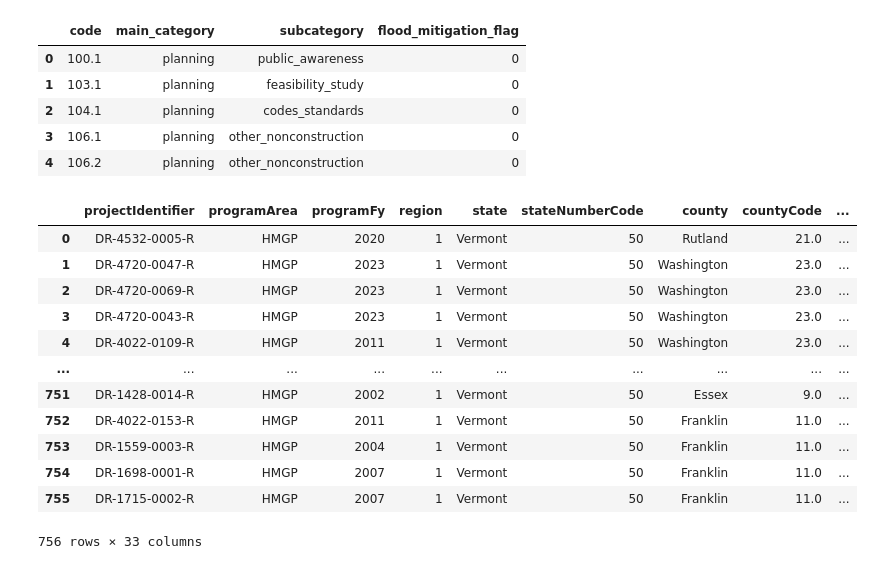
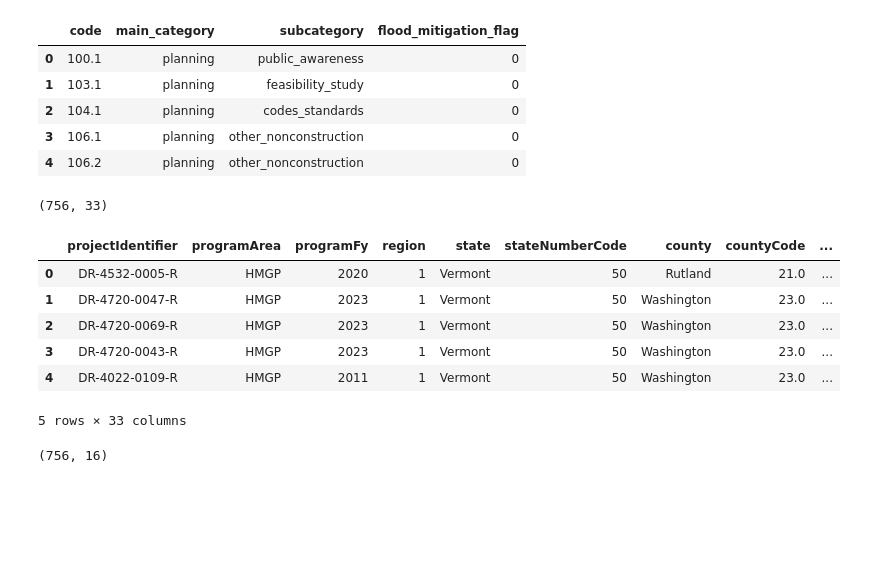
Before and after one commit to jakedurell/hazard-funding-comp, a Jupyter notebook: notebooks/etl_finance.ipynb, the cells around one changed output. Drawn from its saved outputs; the diff is of its cells as text; code cells hidden in the pictures; blank space fills up the shorter version.

```diff
--- a/notebooks/etl_finance.ipynb
+++ b/notebooks/etl_finance.ipynb
@@ -21,23 +21,41 @@ codes_df.head()
 | 3 | 106.1 | planning | other_nonconstruction | 0 |
 | 4 | 106.2 | planning | other_nonconstruction | 0 |
 # %%
-# load FEMA Hazard Mitigation Assistance Projects for Vermont
+# load FEMA Hazard Mitigation Assistance Projects for Vermont (the data of interest)
 df = pd.read_csv("../data/raw/funding/vt_hma_awards.csv")
-df
+print(df.shape)
+df.head()
 # %% [output]
+(756, 33)
 |  | projectIdentifier | programArea | programFy | region | state | stateNumberCode | county | countyCode | ... |
 | 0 | DR-4532-0005-R | HMGP | 2020 | 1 | Vermont | 50 | Rutland | 21.0 | ... |
 | 1 | DR-4720-0047-R | HMGP | 2023 | 1 | Vermont | 50 | Washington | 23.0 | ... |
 | 2 | DR-4720-0069-R | HMGP | 2023 | 1 | Vermont | 50 | Washington | 23.0 | ... |
 | 3 | DR-4720-0043-R | HMGP | 2023 | 1 | Vermont | 50 | Washington | 23.0 | ... |
 | 4 | DR-4022-0109-R | HMGP | 2011 | 1 | Vermont | 50 | Washington | 23.0 | ... |
-| ... | ... | ... | ... | ... | ... | ... | ... | ... | ... |
-| 751 | DR-1428-0014-R | HMGP | 2002 | 1 | Vermont | 50 | Essex | 9.0 | ... |
-| 752 | DR-4022-0153-R | HMGP | 2011 | 1 | Vermont | 50 | Franklin | 11.0 | ... |
-| 753 | DR-1559-0003-R | HMGP | 2004 | 1 | Vermont | 50 | Franklin | 11.0 | ... |
-| 754 | DR-1698-0001-R | HMGP | 2007 | 1 | Vermont | 50 | Franklin | 11.0 | ... |
-| 755 | DR-1715-0002-R | HMGP | 2007 | 1 | Vermont | 50 | Franklin | 11.0 | ... |
-756 rows × 33 columns
+5 rows × 33 columns
 # %%
-# check for negative values in federalShareObligated
-# df[df["federalShareObligated"] < 0]
+# prune columns to those needed for analysis
+df = df[
+    [
+        "projectIdentifier",
+        "programArea",
+        "programFy",
+        "disasterNumber",
+        "projectCounties",
+        "projectType",
+        "status",
+        "subrecipient",
+        "dateApproved",
+        "projectAmount",
+        "federalShareObligated",
+        "costSharePercentage",
+        "benefitCostRatio",
+        "netValueBenefits",
+        "numberOfFinalProperties",
+        "numberOfProperties",
+    ]
+]
+df.shape
+# %% [output]
+(756, 16)
```
Also changed, not shown: parts of 23 cells of this notebook.
